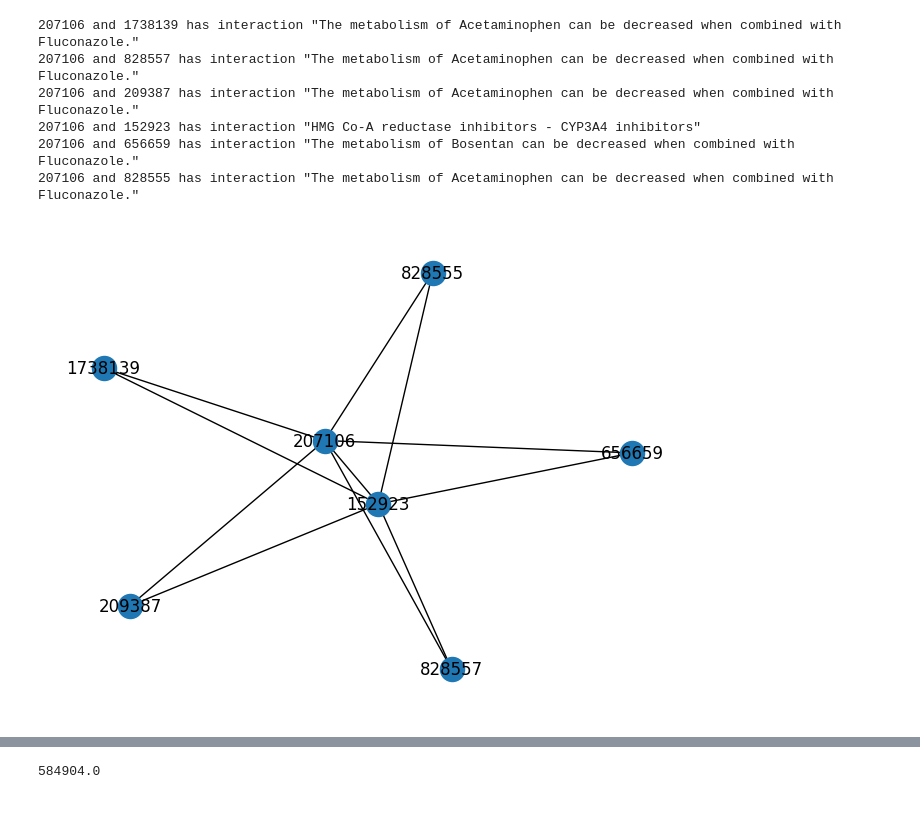
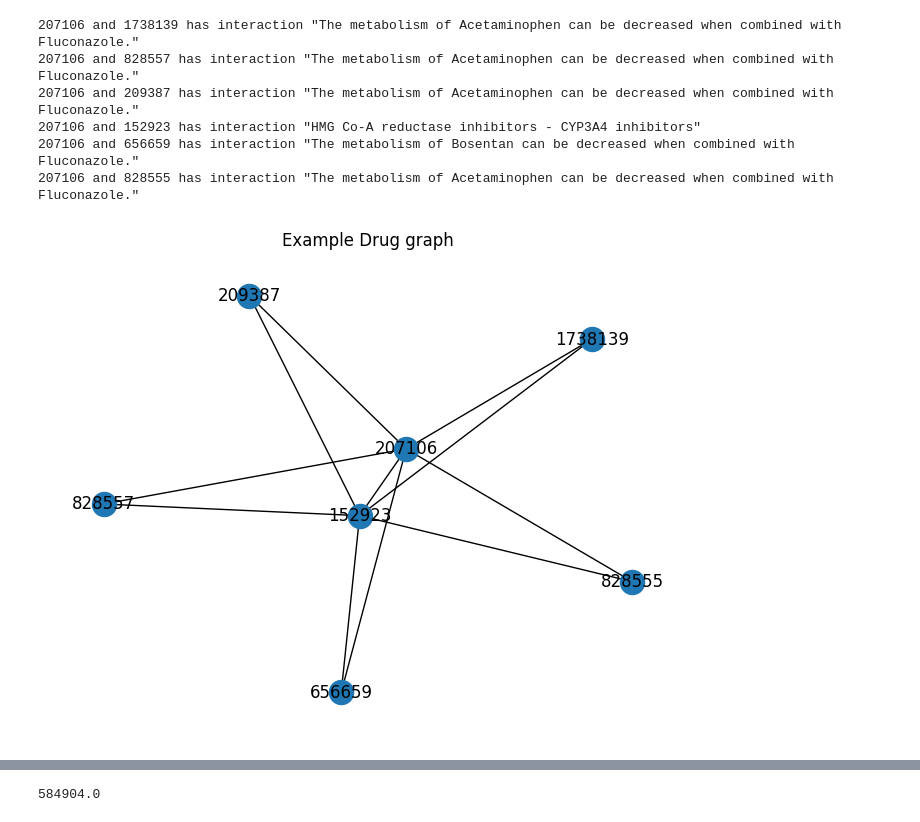
Before and after one commit to Ludougan123234/SI507-Final, a Jupyter notebook: try.ipynb, the cells around one changed output, grey strips where cells are left out. Drawn from its saved outputs; the diff is of its cells as text; code cells hidden in the pictures.

```diff
--- a/try.ipynb
+++ b/try.ipynb
@@ -236,23 +218,24 @@ print(graph.vert_list["207106"])
 # %%
 import networkx as nx
 import matplotlib.pyplot as plt
 
 def create_networkx_graph(your_graph):
     G = nx.Graph()
     for vertex in your_graph.vert_list.values():
         for edge in vertex.connectedTo.values():
             G.add_edge(edge.src.id, edge.dest.id)
 
     pos = nx.spring_layout(G)  # positions for all nodes
     nx.draw(G, pos, with_labels=True)
     edge_labels = nx.get_edge_attributes(G, 'weight')
     nx.draw_networkx_edge_labels(G, pos, edge_labels=edge_labels)
+    plt.title("Example Drug graph")
     plt.show()
 
 # Assuming you have an instance of your Graph class named 'graph'
 create_networkx_graph(graph)
 # %% [output]
-[figure, old version]
+[figure, new version]
 # %%
 from collections import deque
 
```
Also changed, not shown: parts of 6 cells of this notebook, 3 other files.
